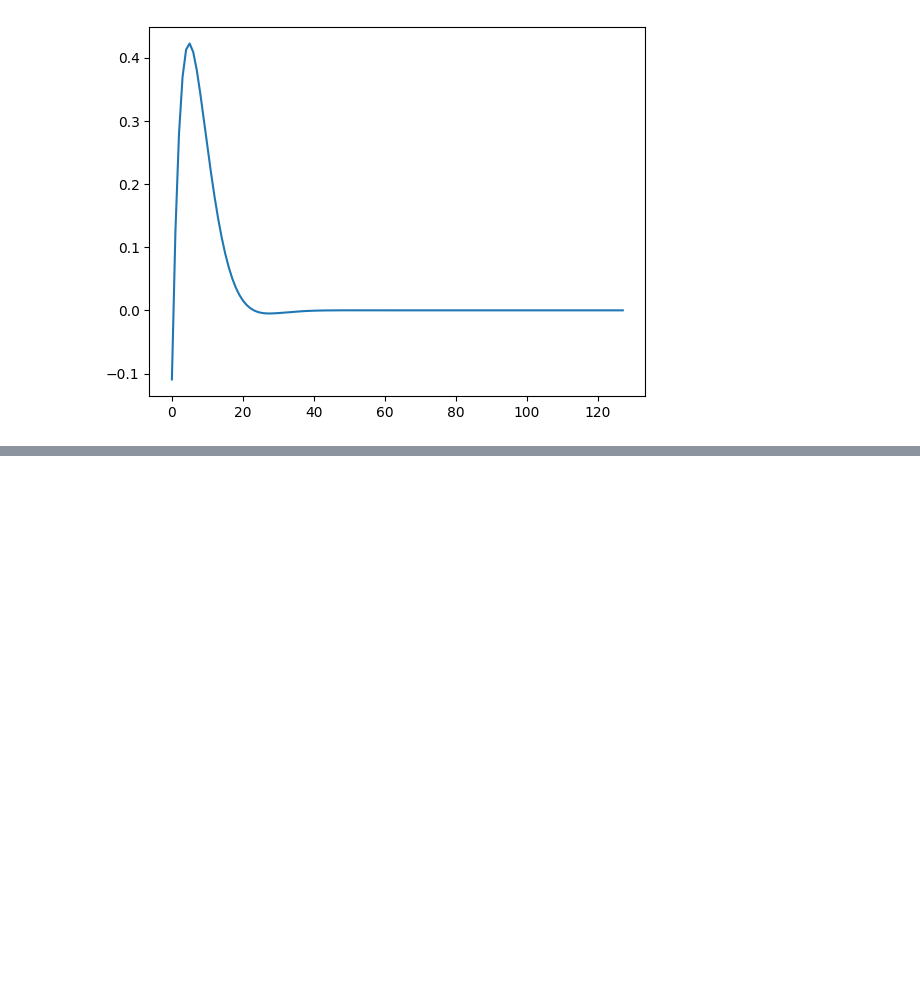
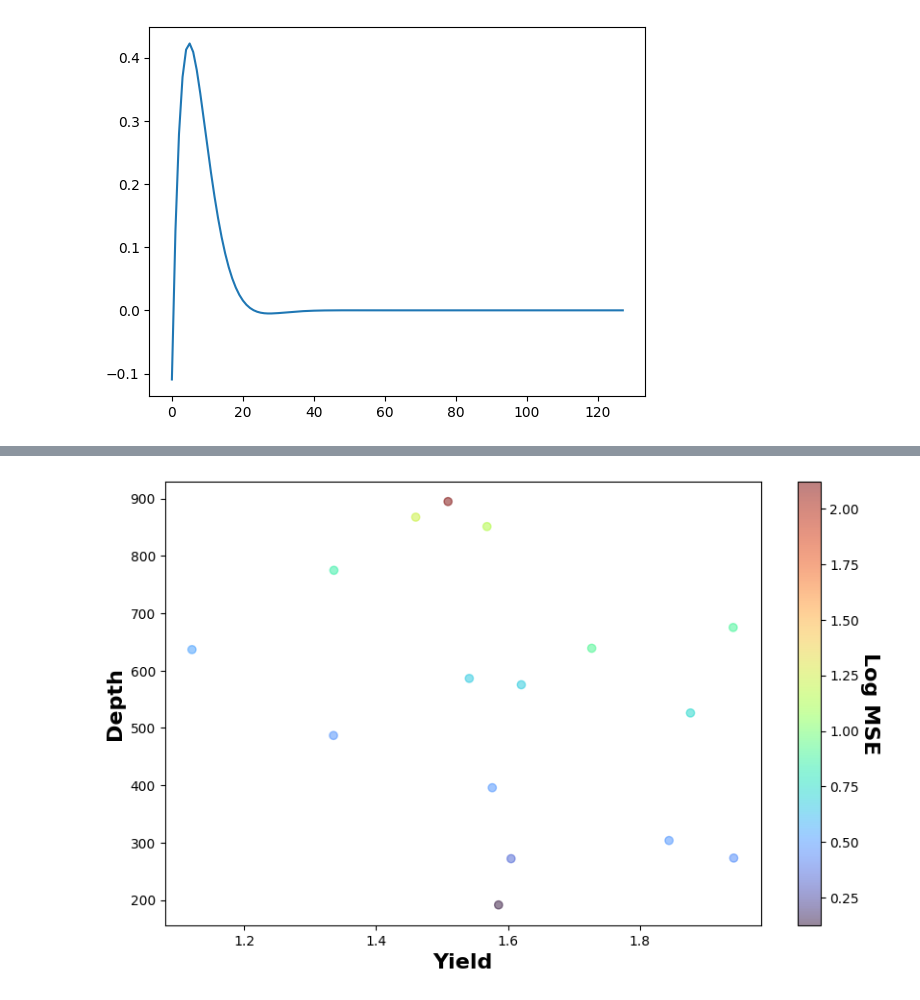
Before and after one commit to NeuralNut/tdsf, a Jupyter notebook: stf_partials_validation.ipynb, the cells around one changed output, grey strips where cells are left out. Drawn from its saved outputs; the diff is of its cells as text; code cells hidden in the pictures; blank space fills up the shorter version.

```diff
--- a/stf_partials_validation.ipynb
+++ b/stf_partials_validation.ipynb
@@ -1567,0 +1512,90 @@ RuntimeError: Given groups=1, weight of size [32, 4, 3], expected input[512, 384
+# %%
+# Evaluate the model
+b = 16
+h0, R0, gamma0, P10, P20, pv, sv, n, rho = get_constants(material, device)
+# Define h, w, t as tensors with requires_grad=True to compute derivatives
+h = Variable(torch.tensor(np.random.uniform(hmin, hmax, b).astype(np.float32), device=device), requires_grad=True).view(b,-1)
+w = Variable(torch.tensor(np.random.uniform(wmin, wmax, b).astype(np.float32), device=device), requires_grad=True).view(b,-1)
+t = torch.linspace(tmin, tmax, steps=nt, requires_grad=True, device=device).repeat(b).view(b,-1)
+S_t, dS_dW_ana, dS_dh_ana = stf_batch(t,w,h)
+
+hnorm = (h/hmax).squeeze().repeat(nt,1).T.view(b,-1)
+wnorm = (w/wmax).squeeze().repeat(nt,1).T.view(b,-1)
+tnorm = t/tmax
+
+# x = (tnorm*wnorm*hnorm).view(b,-1,1)
+x = torch.stack((tnorm,wnorm,hnorm)).view(b,-1,3)
+xmax, xmin = x.max(axis=1, keepdim=True).values, x.min(axis=1, keepdim=True).values
+smax, smin = S_t.max(axis=-1, keepdim=True).values, S_t.min(axis=-1, keepdim=True).values
+model.eval()
+
+s = model(((x - xmin)/(xmax - xmin)))
+s = s.squeeze()*(smax - smin) + smin
+
+# s = model(((x - xmin)/(xmax - xmin)).mT)
+# s = s.mT.squeeze()*(smax - smin) + smin
+
+# yield vs depth plot
+fig = plt.figure(figsize=(10, 6))
+mse = np.mean((S_t.squeeze().detach().cpu().numpy() - s.squeeze().detach().cpu().numpy())**2, axis=-1)
+plt.scatter(x=w[:,-1].squeeze().detach().cpu().numpy(),
+            y=h[:,-1].squeeze().detach().cpu().numpy(),
+            c=np.log(mse), cmap='turbo', alpha=0.5)
+cbar = plt.colorbar()
+cbar.set_label('Log MSE', rotation=270, fontsize=16, fontweight='bold')
+cbar.ax.get_yaxis().labelpad = 15
+plt.xlabel('Yield', fontsize=16, fontweight='bold')
+plt.ylabel('Depth', fontsize=16, fontweight='bold')
+plt.show()
+
+fig, axs = plt.subplots(1, 2, figsize=(15, 5), sharex=True, sharey=True)
+axs.ravel()
+[i.grid(True) for i in axs]
+
+
+cmap = plt.get_cmap('tab20')
+c = np.array([np.log(mse[i]) for i in range(b)])
+
+axs[0].set_title(f'Actual S(t)', fontsize=16, fontweight='bold')
+axs[1].set_title(f'Predicted S(t)', fontsize=16, fontweight='bold')
+for i in range(b):
+    axs[0].plot(S_t[i].detach().cpu().numpy())
+    axs[1].plot(s[i].squeeze().detach().cpu().numpy())
+plt.tight_layout()
+plt.show()
+
+
+
+# Assuming true_data and predicted_data are your datasets
+# true_data and predicted_data should have shape (num_curves, num_timesteps)
+# For demonstration purposes, let's create some dummy data
+num_curves = 100
+num_timesteps = 250
+
+# Dummy data (Replace these with your actual data)
+true_data = np.random.rand(num_curves, num_timesteps) * np.exp(-0.02*np.arange(num_timesteps)) * 40
+predicted_data = np.random.rand(num_curves, num_timesteps) * np.exp(-0.02*np.arange(num_timesteps)) * 40
+
+# Find peaks for true and predicted data
+true_peaks = np.argmax(S_t.squeeze().detach().cpu().numpy(), axis=1)
+predicted_peaks = np.argmax(s.squeeze().detach().cpu().numpy(), axis=1)
+
+# Plot the distribution of peaks
+plt.figure(figsize=(12, 6))
+
+plt.subplot(1, 2, 1)
+plt.hist(true_peaks, bins=30, color='blue', alpha=0.7, edgecolor='black')
+plt.title('Distribution of Peak Timesteps (True Data)')
+plt.xlabel('Timesteps')
+plt.ylabel('Frequency')
+
+plt.subplot(1, 2, 2)
+plt.hist(predicted_peaks, bins=30, color='red', alpha=0.7, edgecolor='black')
+plt.title('Distribution of Peak Timesteps (Predicted Data)')
+plt.xlabel('Timesteps')
+plt.ylabel('Frequency')
+
+plt.tight_layout()
+plt.show()
+# %% [output]
+[figure, added]
```
Also changed, not shown: parts of 7 cells of this notebook, 1 other file.
